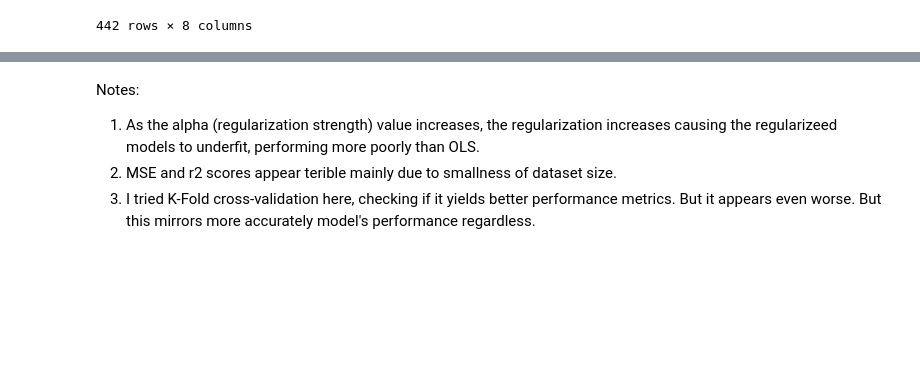
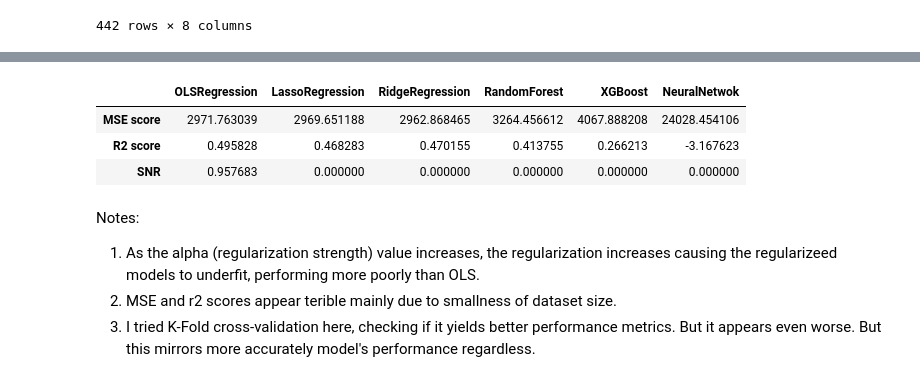
Before and after one commit to ChineweliJoe/LinearModelPerformances, a Jupyter notebook: datasets.ipynb, the cells around one changed output, grey strips where cells are left out. Saved outputs shown, nothing was run; the diff lists cells and outputs as text; code cells hidden in the pictures; blank space fills up the shorter version.

Commit message:
Modified metrics np array to accomodate SNR for comparison sake

```diff
--- a/datasets.ipynb
+++ b/datasets.ipynb
@@ -118,7 +118,7 @@ from sklearn.metrics import mean_squared_error, r2_score
 
 #Next, we create numpy 2D array to hold our calculated mse and r2 score metrics for
 # the train and test sets. We wil use it later to visualize their performances tabularly.
-rowsOfMetrics = 2
+rowsOfMetrics = 3
 noOfModelsEvaluated = 6
 metrics = np.zeros((rowsOfMetrics, noOfModelsEvaluated))
 # %%
@@ -242,3 +230,19 @@ Signal to noise ratio of dataset = 0.9338440898133809
+# %%
+metrics[2, 0] = snr #Adding snr to metrics array
+np.save("metrics_ageS6_removed", metrics)   #Saving metrics for this particular stage
+# %%
+# %%script false
+
+#Tabular visualization of performace metrics of models on trining and test data subsets.
+index = ["MSE score", "R2 score", "SNR"]
+columns = ["OLSRegression", "LassoRegression", "RidgeRegression", "RandomForest", "XGBoost", "NeuralNetwok"]
+metrics = pd.DataFrame(metrics, index=index, columns=columns)
+metrics
+# %% [output]
+|  | OLSRegression | LassoRegression | RidgeRegression | RandomForest | XGBoost | NeuralNetwok |
+| MSE score | 2971.763039 | 2969.651188 | 2962.868465 | 3264.456612 | 4067.888208 | 24028.454106 |
+| R2 score | 0.495828 | 0.468283 | 0.470155 | 0.413755 | 0.266213 | -3.167623 |
+| SNR | 0.957683 | 0.000000 | 0.000000 | 0.000000 | 0.000000 | 0.000000 |
 # %% [markdown]
 Notes:
 1. As the alpha (regularization strength) value increases, the regularization increases causing the regularizeed models to underfit, performing more poorly than OLS.
```
Also changed, not shown: parts of 2 cells of this notebook.
